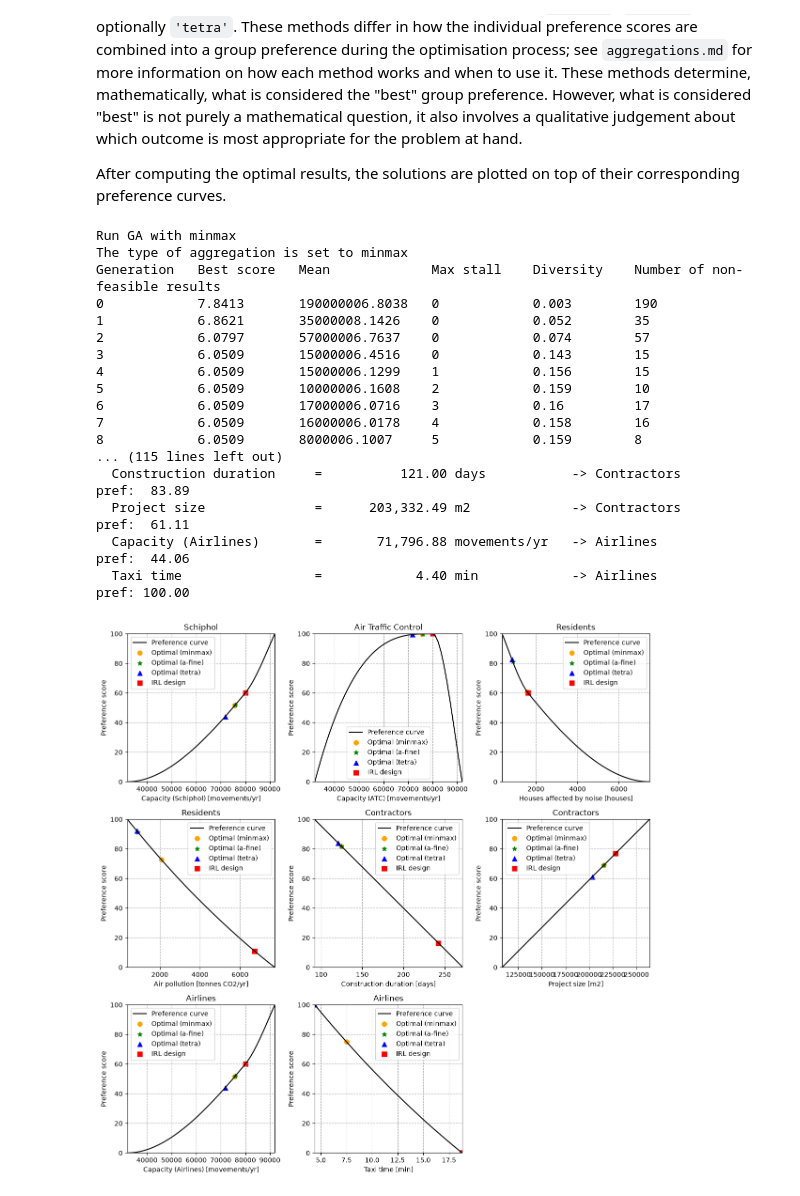
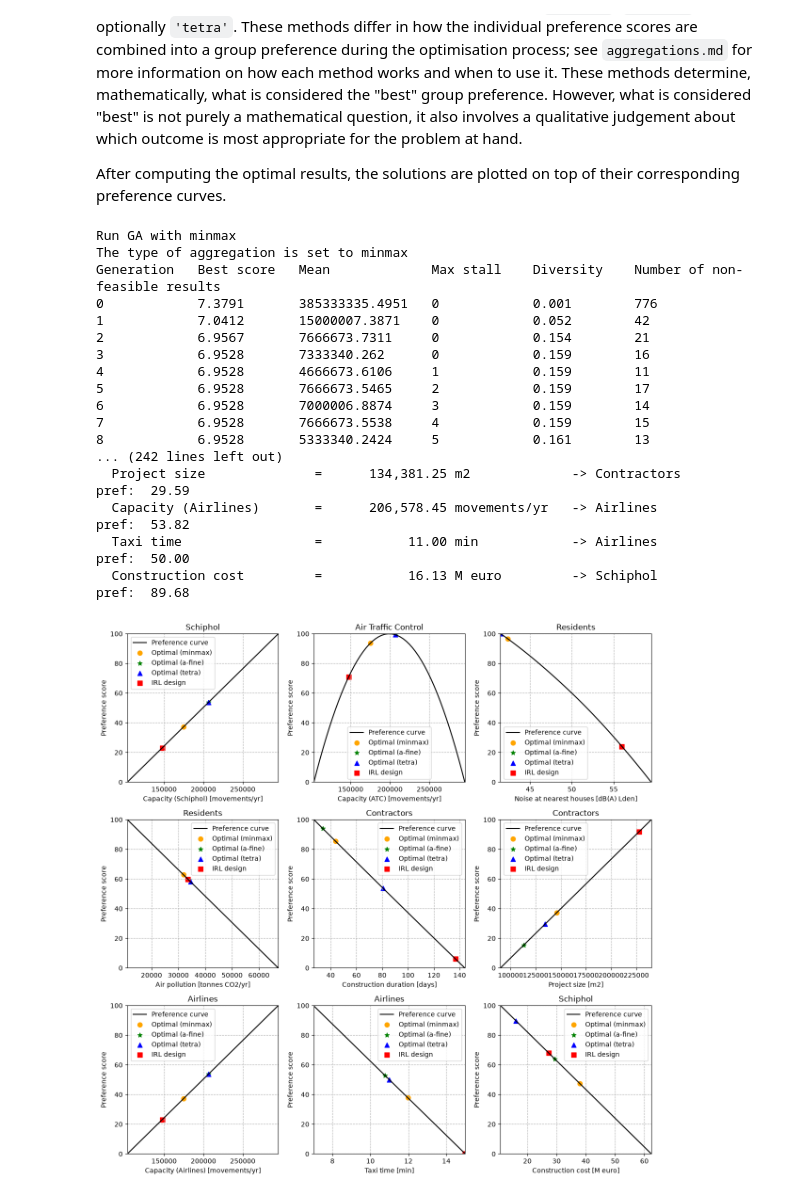
Before and after one commit to oskynowak-hash/MCDA-thing, a Jupyter notebook: Civil-Engineering-Systems-Design-main/optimization.ipynb, the cells around one changed output. Cells and saved outputs as stored; diff of their text form; code cells hidden in the pictures.

```diff
--- a/Civil-Engineering-Systems-Design-main/optimization.ipynb
+++ b/Civil-Engineering-Systems-Design-main/optimization.ipynb
@@ -338,19 +388,19 @@ For this reef model, four objectives are rated linearly in the technical cycle.
 Each preference curve is then combined with its corresponding objective function to form a *preference function*, which maps design variables directly to a preference score.
 # %%
 # Define preferences
-prefs_before = [[[32000, 80000, 92000],         [0, 60, 100]],      # capacity schiphol, more is better
-                [[32000, 80000, 92000],         [0, 100, 0]],       # capacity atc, wants it to stay the same
-                [[372, 1621, 7475],             [100, 60, 0]],      # noise, fewer houses is better
-                [[384, 4000, 7728],             [100, 45, 0]],      # air pollution, less is better
-                [[92, 182, 272],                [100, 50, 0]],      # duration, shorter is better
-                [[108000, 186000, 264000],      [0, 50, 100]],      # project size, bigger is better
-                [[32000, 80000, 92000],         [0, 60, 100]],      # capacity airlines, more is better
-                [[4.4, 11.6, 18.8],             [100, 45, 0]]]      # taxi time, shorter is better
+prefs_before = [[[103312, 199244, 295176],      [0, 50, 100]],      # capacity schiphol, more is better
+                [[103312, 147000 , 295176],      [0, 100, 0]],       # capacity atc, peaks at the current level
+                [[41.5, 50, 59.5],              [100, 60, 0]],      # noise, less is better, 58 is the legal contour
+                [[11032, 39110, 67188],         [100, 50, 0]],      # air pollution, less is better
+                [[27, 85, 144],                 [100, 50, 0]],      # duration, shorter is better
+                [[90000, 165000, 240000],       [0, 50, 100]],      # project size, bigger is better
+                [[103312, 199244, 295176],      [0, 50, 100]],      # capacity airlines, more is better
+                [[7.0, 11.0, 15.0],             [100, 50, 0]],      # taxi time, shorter is better
+                [[10.8, 36.6, 62.4],            [100, 50, 0]]]      # cost, less is better
 
 prefs_after = prefs_before
 
 prefs = prefs_before  # set to which preferences to use
-
 
 # Preference curve values for plotting
 # Generate objective value ranges
@@ -377,7 +427,7 @@ for ax, (obj_vals, p_vals), (_, name, unit, stakeholder) in zip(axes.flat, zip(o
     ax.set_ylabel('Preference score')
     ax.grid(linestyle='--')
 
-axes.flat[-1].set_visible(False)  # hide empty 9th subplot
+axes.flat[-1].set_visible(True)  # hide empty 9th subplot
 fig.tight_layout()
 # plt.savefig('preference_curves.png')  # Uncomment this line to save the figure as a PNG file
 plt.show()
@@ -415,9 +465,11 @@ def pref_func_7(x1, x2, x3, x4, x5, x6):
 def pref_func_8(x1, x2, x3, x4, x5, x6):
     taxi = objective_function_8(x1, x2, x3, x4, x5, x6)
     return pchip_interpolate(prefs[7][0], prefs[7][1], taxi)
-
+def pref_func_9(x1, x2, x3, x4, x5, x6):
+    cost = objective_function_9(x1, x2, x3, x4, x5, x6)
+    return pchip_interpolate(prefs[8][0], prefs[8][1], cost)
 pref_funcs = [pref_func_1, pref_func_2, pref_func_3, pref_func_4,
-              pref_func_5, pref_func_6, pref_func_7, pref_func_8]  # list of preference functions for easier handling
+              pref_func_5, pref_func_6, pref_func_7, pref_func_8, pref_func_9]  # list of preference functions for easier handling
 
 
 def objective(variables):
@@ -444,6 +496,7 @@ def objective(variables):
     p_6 = pref_func_6(x1, x2, x3, x4, x5, x6)
     p_7 = pref_func_7(x1, x2, x3, x4, x5, x6)
     p_8 = pref_func_8(x1, x2, x3, x4, x5, x6)
+    p_9 = pref_func_9(x1, x2, x3, x4, x5, x6)
 
-    return weights, [p_1, p_2, p_3, p_4, p_5, p_6, p_7, p_8]
+    return weights, [p_1, p_2, p_3, p_4, p_5, p_6, p_7, p_8, p_9]
 # %% [output]
@@ -476,13 +529,13 @@ for ax, o_vals, p_vals, (_, name, unit, stakeholder) in zip(axes.flat, obj_vals_
     ax.grid(linestyle='--')
 
 for i in range(len(paradigm)):
-    # Dictionary with parameter settings for the GA run with the IMAP solver
+    # Dictionary with parameter settings for the GA run with the IMAP solver for test stuff changed values check comments
     options = {
-        'n_bits': 8,
+        'n_bits': 8, #8
         'n_iter': 400,
-        'n_pop': 500,
+        'n_pop': 500, #500
         'r_cross': 0.8,
-        'max_stall': 16,
+        'max_stall': 16, #16
         'aggregation': paradigm[i],
         'var_type': 'real'
     }
@@ -505,46 +558,46 @@ for i in range(len(paradigm)):
 
         # Print and plot the optimal point on the preference curve
         print(f'  {name:<25} = {obj_value:>15,.2f} {unit:<14} -> {stakeholder:<20} pref: {pref_score:>6.2f}')
         ax.scatter(obj_value, pref_score, color=colours[i], marker=markers[i], s=50,
                    label=f'Optimal ({paradigm[i]})')
 
 
 # plot the IRL design point if plot_irl is True
 if plot_irl:
     irl_obj_values = [obj_func(*X_irl) for obj_func, _, _, _ in objectives]
     irl_pref_scores = [pref_funcs[j](*X_irl) for j in range(len(objectives))]
     for j, ax in enumerate(axes.flat[:len(objectives)]):
         ax.scatter(irl_obj_values[j], irl_pref_scores[j], color='red', marker='s', s=50, label='IRL design')
 
 for ax in axes.flat[:len(objectives)]:
     ax.legend(fontsize=10)
 
-axes.flat[-1].set_visible(False)  # hide empty 9th subplot
+axes.flat[-1].set_visible(True)  # hide empty 9th subplot
 
 # Adjust the layout
 fig.tight_layout()
 
 # Save figure
 # plt.savefig('optimal_results.png')  # Uncomment this line to save the figure as a PNG file
 
 # Display the plot
 plt.show()
 # %% [output]
 Run GA with minmax
 The type of aggregation is set to minmax
 Generation   Best score   Mean             Max stall    Diversity    Number of non-feasible results
-0            7.8413       190000006.8038   0            0.003        190
-1            6.8621       35000008.1426    0            0.052        35
-2            6.0797       57000006.7637    0            0.074        57
-3            6.0509       15000006.4516    0            0.143        15
-4            6.0509       15000006.1299    1            0.156        15
-5            6.0509       10000006.1608    2            0.159        10
-6            6.0509       17000006.0716    3            0.16         17
-7            6.0509       16000006.0178    4            0.158        16
-8            6.0509       8000006.1007     5            0.159        8
-... (115 lines left out)
-  Construction duration     =          121.00 days           -> Contractors          pref:  83.89
-  Project size              =      203,332.49 m2             -> Contractors          pref:  61.11
-  Capacity (Airlines)       =       71,796.88 movements/yr   -> Airlines             pref:  44.06
-  Taxi time                 =            4.40 min            -> Airlines             pref: 100.00
+0            7.3791       385333335.4951   0            0.001        776
+1            7.0412       15000007.3871    0            0.052        42
+2            6.9567       7666673.7311     0            0.154        21
+3            6.9528       7333340.262      0            0.159        16
+4            6.9528       4666673.6106     1            0.159        11
+5            6.9528       7666673.5465     2            0.159        17
+6            6.9528       7000006.8874     3            0.159        14
+7            6.9528       7666673.5538     4            0.159        15
+8            6.9528       5333340.2424     5            0.161        13
+... (242 lines left out)
+  Project size              =      134,381.25 m2             -> Contractors          pref:  29.59
+  Capacity (Airlines)       =      206,578.45 movements/yr   -> Airlines             pref:  53.82
+  Taxi time                 =           11.00 min            -> Airlines             pref:  50.00
+  Construction cost         =           16.13 M euro         -> Schiphol             pref:  89.68
-[figure, old version]
+[figure, new version]
```
Also changed, not shown: parts of 6 cells of this notebook, 4 other files.
